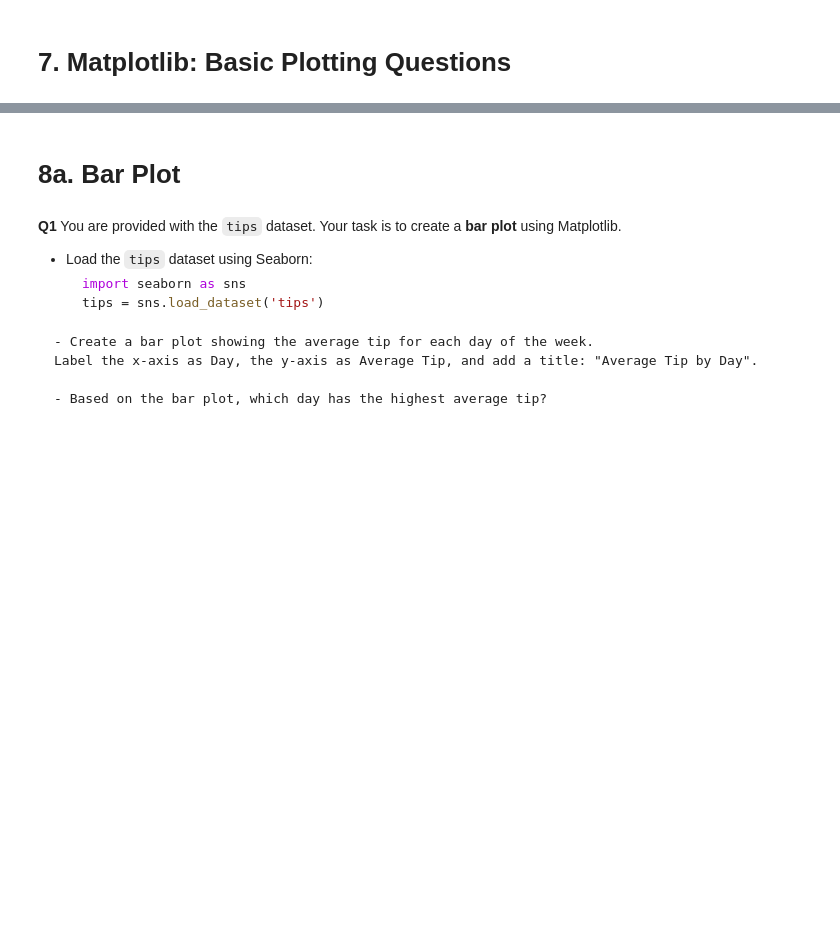
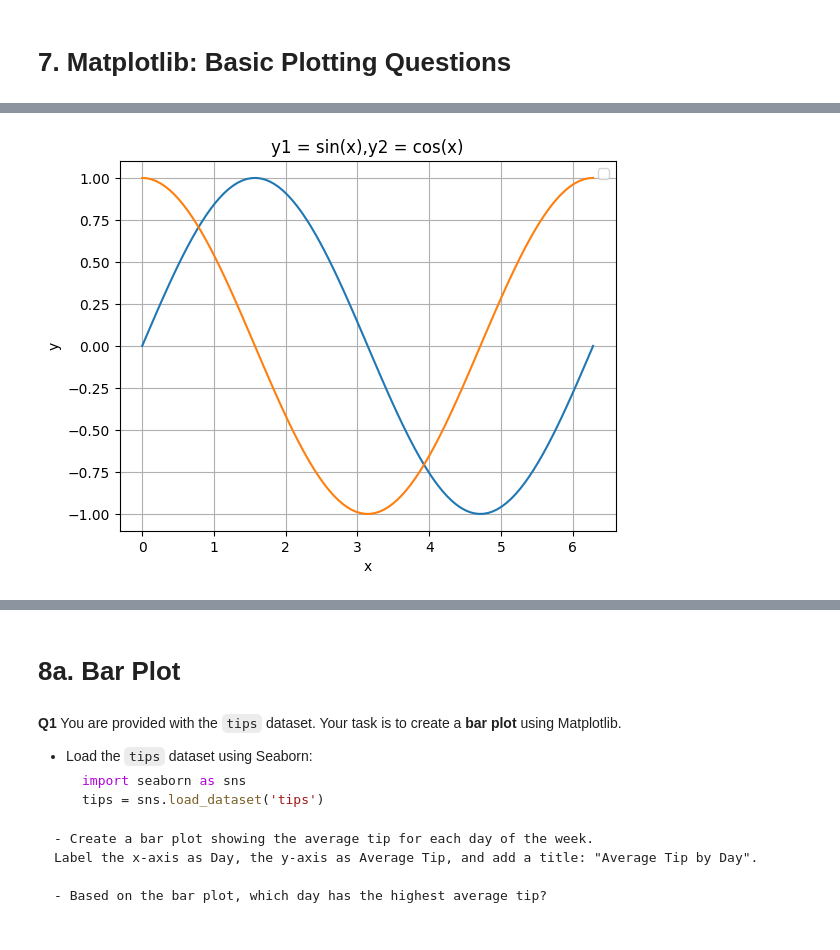
Before and after one commit to Diver202/PSDV, a Jupyter notebook: Lab2/Lab2_Pandas_Matplotlib.ipynb, the cells around one changed output, grey strips where cells are left out. Drawn from its saved outputs; the diff is of its cells as text; code cells hidden in the pictures; blank space fills up the shorter version.

```diff
--- a/Lab2/Lab2_Pandas_Matplotlib.ipynb
+++ b/Lab2/Lab2_Pandas_Matplotlib.ipynb
@@ -794,0 +792,14 @@ Plot the function \(y = x^2\) for \(x \in [-10, 10]\). Customize the plot by:
+# %%
+angles = np.linspace(0, 2 * np.pi, 100)
+sines = np.sin(angles)
+cosines = np.cos(angles)
+plt.plot(angles,sines)
+plt.plot(angles,cosines)
+plt.xlabel("x")
+plt.ylabel("y")
+plt.title("y1 = sin(x),y2 = cos(x)")
+plt.legend()
+plt.grid()
+plt.show()
+# %% [output]
+[figure, added]
```
Also changed, not shown: parts of 12 cells of this notebook.
